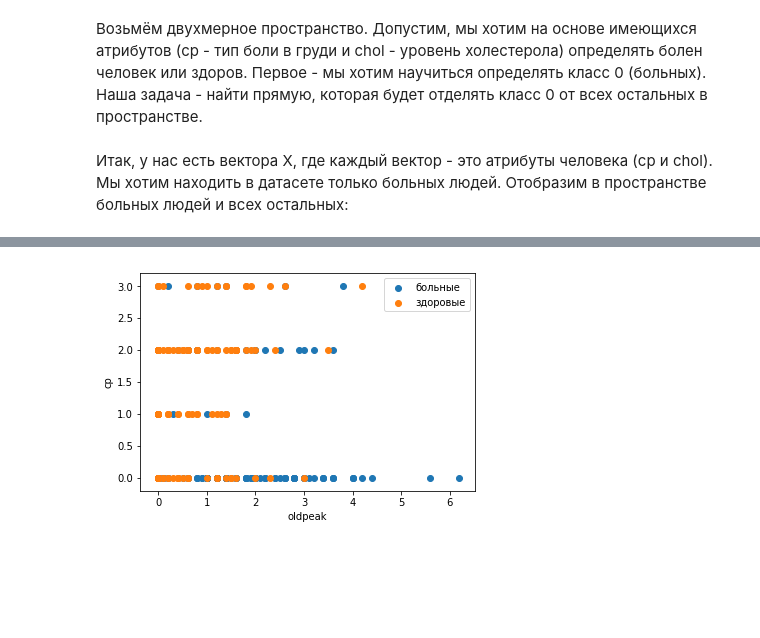
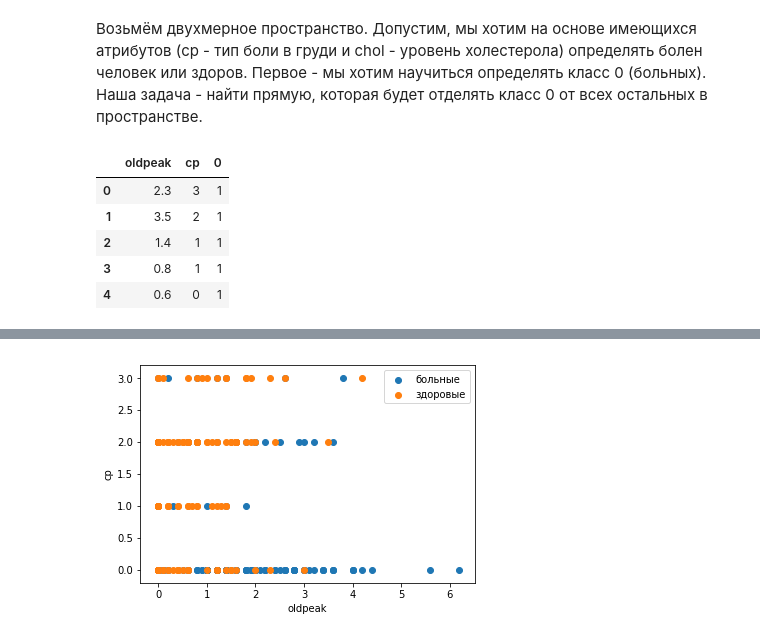
Before and after one commit to edwardwerner/math_netology, a Jupyter notebook: lecture_4.ipynb, the cells around one changed output, grey strips where cells are left out. Saved outputs shown, nothing was run; the diff lists cells and outputs as text; code cells hidden in the pictures; blank space fills up the shorter version.

```diff
--- a/lecture_4.ipynb
+++ b/lecture_4.ipynb
@@ -51,4 +195,11 @@ Y = data.loc[:, ['target']]
-# %% [markdown]
-Итак, у нас есть вектора X, где каждый вектор - это атрибуты человека (cp и chol).
-Мы хотим находить в датасете только больных людей.
-Отобразим в пространстве больных людей и всех остальных:
+# %%
+X[0] = 1
+# %%
+X.head()
+# %% [output]
+|  | oldpeak | cp | 0 |
+| 0 | 2.3 | 3 | 1 |
+| 1 | 3.5 | 2 | 1 |
+| 2 | 1.4 | 1 | 1 |
+| 3 | 0.8 | 1 | 1 |
+| 4 | 0.6 | 0 | 1 |
```
Also changed, not shown: parts of 35 cells of this notebook.
